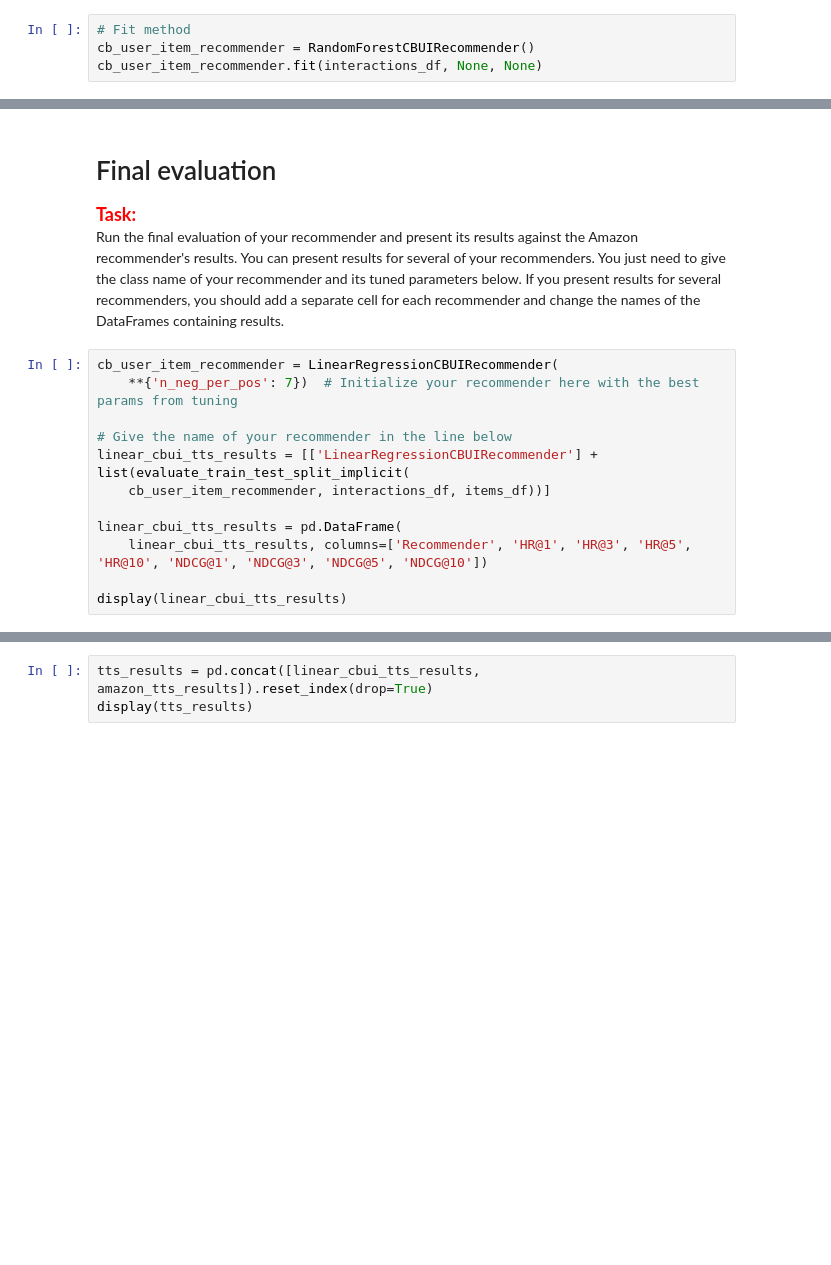
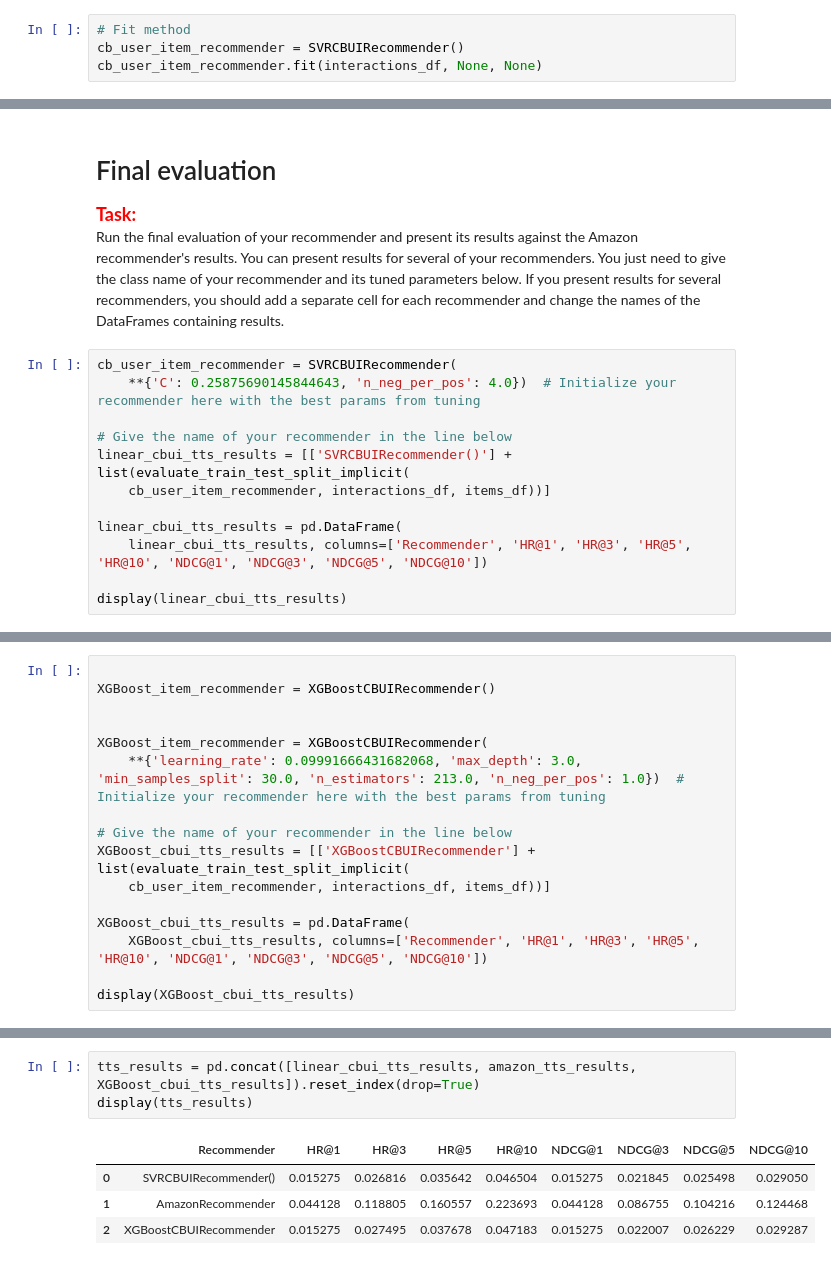
Before and after one commit to Maciasty15/Project_1_recommender, a Jupyter notebook: project_1_recommender_and_evaluation.ipynb, the cells around one changed output, grey strips where cells are left out. Cells and saved outputs as stored; diff of their text form; blank space fills up the shorter version.

```diff
--- a/project_1_recommender_and_evaluation.ipynb
+++ b/project_1_recommender_and_evaluation.ipynb
@@ -372,7 +461,7 @@ class XGBoostCBUIRecommender(ContentBasedUserItemRecommender):
 items_df = interactions_df.loc[:, ['item_id'] + base_item_features].drop_duplicates()
 # %%
 # Fit method
-cb_user_item_recommender = RandomForestCBUIRecommender()
+cb_user_item_recommender = SVRCBUIRecommender()
 cb_user_item_recommender.fit(interactions_df, None, None)
 # %%
 # Recommender method
@@ -504,11 +631,11 @@ print(best_param_set)
 <span style="color:red"><font size="4">**Task:**</font></span><br>
 Run the final evaluation of your recommender and present its results against the Amazon recommender's results. You can present results for several of your recommenders. You just need to give the class name of your recommender and its tuned parameters below. If you present results for several recommenders, you should add a separate cell for each recommender and change the names of the DataFrames containing results.
 # %%
-cb_user_item_recommender = LinearRegressionCBUIRecommender(
-    **{'n_neg_per_pos': 7})  # Initialize your recommender here with the best params from tuning
+cb_user_item_recommender = SVRCBUIRecommender(
+    **{'C': 0.25875690145844643, 'n_neg_per_pos': 4.0})  # Initialize your recommender here with the best params from tuning
 
 # Give the name of your recommender in the line below
-linear_cbui_tts_results = [['LinearRegressionCBUIRecommender'] + list(evaluate_train_test_split_implicit(
+linear_cbui_tts_results = [['SVRCBUIRecommender()'] + list(evaluate_train_test_split_implicit(
     cb_user_item_recommender, interactions_df, items_df))]
 
 linear_cbui_tts_results = pd.DataFrame(
@@ -517,0 +648,16 @@ display(linear_cbui_tts_results)
+# %%
+
+XGBoost_item_recommender = XGBoostCBUIRecommender()
+
+
+XGBoost_item_recommender = XGBoostCBUIRecommender(
+    **{'learning_rate': 0.09991666431682068, 'max_depth': 3.0, 'min_samples_split': 30.0, 'n_estimators': 213.0, 'n_neg_per_pos': 1.0})  # Initialize your recommender here with the best params from tuning
+
+# Give the name of your recommender in the line below
+XGBoost_cbui_tts_results = [['XGBoostCBUIRecommender'] + list(evaluate_train_test_split_implicit(
+    cb_user_item_recommender, interactions_df, items_df))]
+
+XGBoost_cbui_tts_results = pd.DataFrame(
+    XGBoost_cbui_tts_results, columns=['Recommender', 'HR@1', 'HR@3', 'HR@5', 'HR@10', 'NDCG@1', 'NDCG@3', 'NDCG@5', 'NDCG@10'])
+
+display(XGBoost_cbui_tts_results)
@@ -530,3 +682,8 @@ display(amazon_tts_results)
 # %%
-tts_results = pd.concat([linear_cbui_tts_results, amazon_tts_results]).reset_index(drop=True)
+tts_results = pd.concat([linear_cbui_tts_results, amazon_tts_results, XGBoost_cbui_tts_results]).reset_index(drop=True)
 display(tts_results)
+# %% [output]
+|  | Recommender | HR@1 | HR@3 | HR@5 | HR@10 | NDCG@1 | NDCG@3 | NDCG@5 | NDCG@10 |
+| 0 | SVRCBUIRecommender() | 0.015275 | 0.026816 | 0.035642 | 0.046504 | 0.015275 | 0.021845 | 0.025498 | 0.029050 |
+| 1 | AmazonRecommender | 0.044128 | 0.118805 | 0.160557 | 0.223693 | 0.044128 | 0.086755 | 0.104216 | 0.124468 |
+| 2 | XGBoostCBUIRecommender | 0.015275 | 0.027495 | 0.037678 | 0.047183 | 0.015275 | 0.022007 | 0.026229 | 0.029287 |
```
Also changed, not shown: parts of 13 cells of this notebook, 15 other files.
